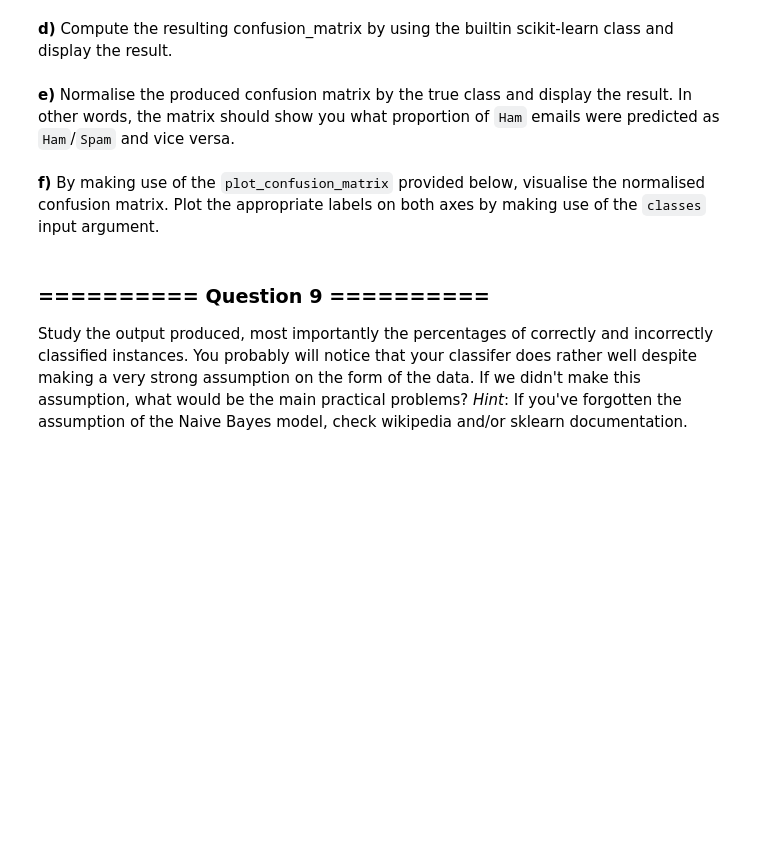
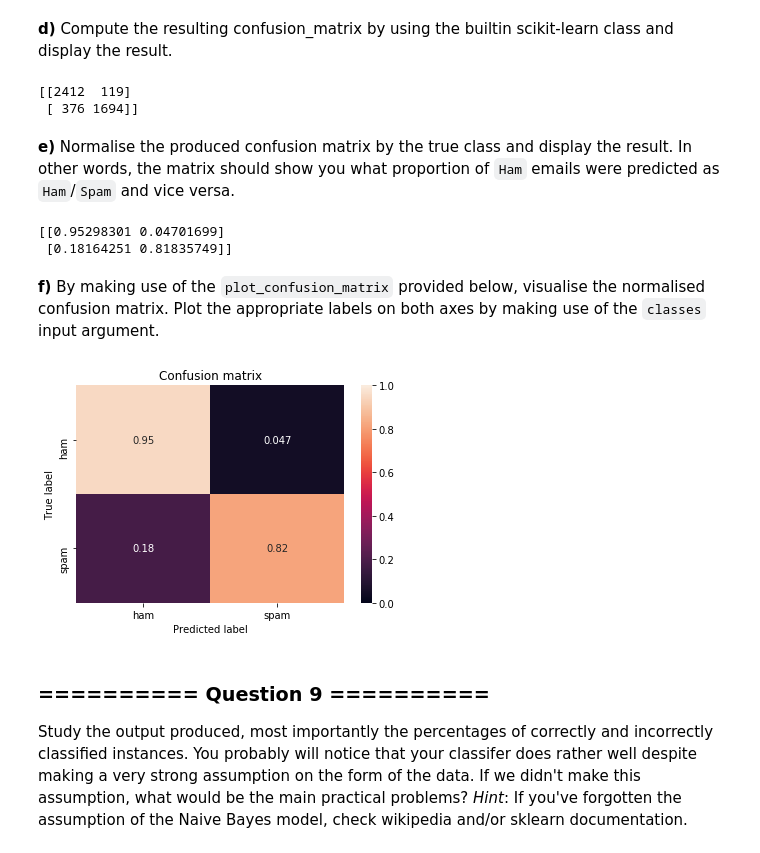
Before and after one commit to berlindaniel/iaml-labs, a Jupyter notebook: Labs/01 - Analysis and Visualisation.ipynb, the cells around one changed output. Cells and saved outputs as stored; diff of their text form; code cells hidden in the pictures; blank space fills up the shorter version.

```diff
--- a/Labs/01 - Analysis and Visualisation.ipynb
+++ b/Labs/01 - Analysis and Visualisation.ipynb
@@ -262,3 +272,5 @@ As a first step we extract the input features and targets from the DataFrame. To
 Now we want to train a Multinomial Naive Bayes classifier. Initialise a `MultinomialNB` object and [`fit`](http://scikit-learn.org/0.19/modules/generated/sklearn.naive_bayes.MultinomialNB.html#sklearn.naive_bayes.MultinomialNB.fit) the classifier using the `X` and `y` arrays extracted in the cell above.
 # %%
 # Your Code goes here:
+multNB = MultinomialNB()
+multNB.fit(X, y)
@@ -280,3 +297,5 @@ Scikit-learn also has a [`confusion_matrix`](http://scikit-learn.org/0.19/module
 **b)** Predict the output of the classifier by using the training data as input. *Hint*: make use of the `predict` method of the `MultinomialNB` classifier.
 # %%
 # Your Code goes here:
+y_pred = multNB.predict(X)
+print(multNB.predict(X))
@@ -288,10 +312,20 @@ Scikit-learn also has a [`confusion_matrix`](http://scikit-learn.org/0.19/module
 **d)** Compute the resulting confusion_matrix by using the builtin scikit-learn class and display the result.
 # %%
 # Your Code goes here:
+cm = confusion_matrix(y_pred, y)
+print(cm)
+# %% [output]
+[[2412  119]
+ [ 376 1694]]
 # %% [markdown]
 **e)** Normalise the produced confusion matrix by the true class and display the result. In other words, the matrix should show you what proportion of `Ham` emails were predicted as `Ham`/`Spam` and vice versa.
 # %%
 # Your Code goes here:
+cm = cm.astype('float') / cm.sum(axis=1)[:, np.newaxis]
+print(cm)
+# %% [output]
+[[0.95298301 0.04701699]
+ [0.18164251 0.81835749]]
 # %% [markdown]
 **f)** By making use of the `plot_confusion_matrix` provided below, visualise the normalised confusion matrix. Plot the appropriate labels on both axes by making use of the `classes` input argument.
 # %%
@@ -306,6 +340,10 @@ def plot_confusion_matrix(cm, classes=None, title='Confusion matrix'):
     plt.xlabel('Predicted label')
 # %%
 # Your Code goes here:
+# ADD LABELS
+plot_confusion_matrix(cm, classes=["ham", "spam"])
+# %% [output]
+[figure, added]
 # %% [markdown]
 ### ========== Question 9 ==========
 
```
Also changed, not shown: parts of 12 cells of this notebook, 1 other file.
